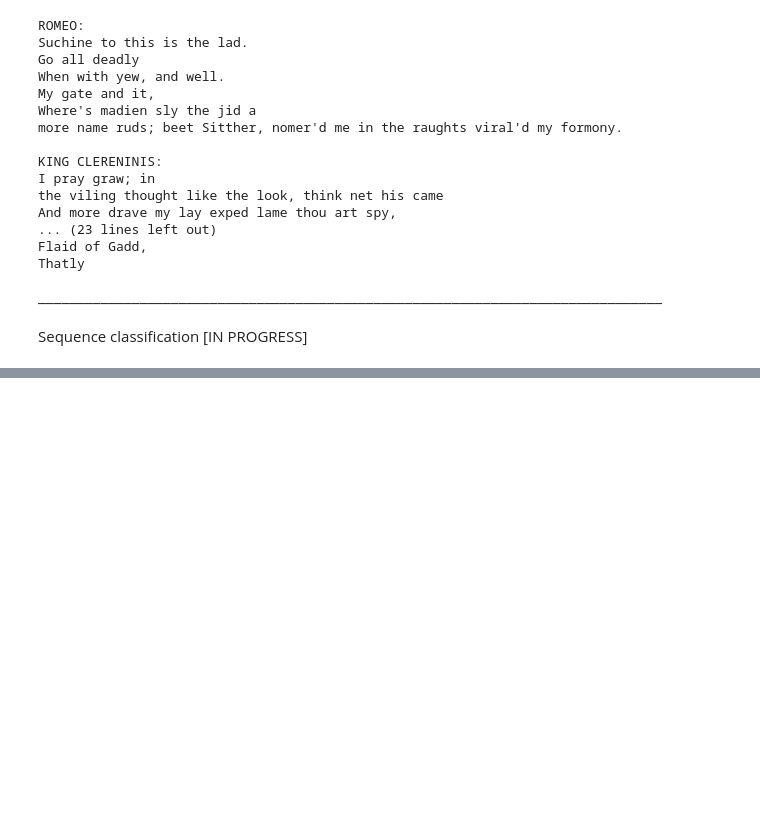
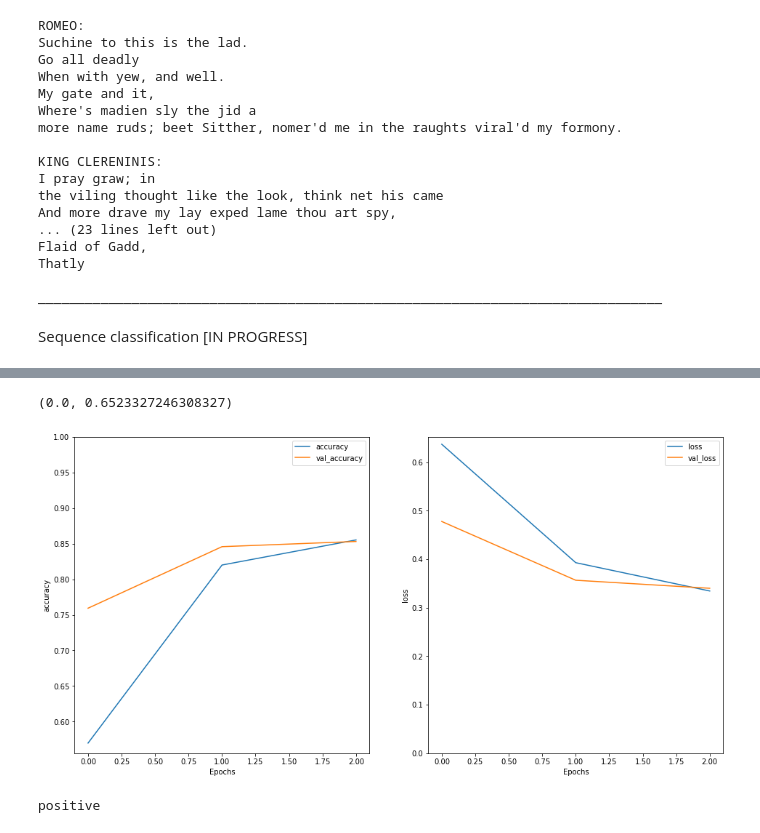
Before and after one commit to ML-Bioinfo-CEITEC/ECCB2021, a Jupyter notebook: notebooks/ECCB_rnn.ipynb, the cells around one changed output, grey strips where cells are left out. Cells and saved outputs as stored; diff of their text form; code cells hidden in the pictures; blank space fills up the shorter version.

```diff
--- a/notebooks/ECCB_rnn.ipynb
+++ b/notebooks/ECCB_rnn.ipynb
@@ -275,10 +307,13 @@ Sequence classification [IN PROGRESS]
 # %%
 #TODO https://www.tensorflow.org/text/tutorials/text_classification_rnn
 # %%
+import numpy as np
+
 import tensorflow_datasets as tfds
+import tensorflow as tf
 dataset, info = tfds.load('imdb_reviews', with_info=True,
                           as_supervised=True)
-train_dataset, test_dataset = dataset['train'], dataset['test']
+train_dataset_og, test_dataset_og = dataset['train'], dataset['test']
 
-train_dataset.element_spec
+train_dataset_og.element_spec
 # %% [output]
@@ -297,7 +362,4 @@ Dataset imdb_reviews downloaded and prepared to /root/tensorflow_datasets/imdb_r
 # %%
-VOCAB_SIZE = 1000
-encoder = tf.keras.layers.experimental.preprocessing.TextVectorization(
-    max_tokens=VOCAB_SIZE)
 model = tf.keras.Sequential([
     encoder,
     tf.keras.layers.Embedding(
@@ -309,3 +371,7 @@ model = tf.keras.Sequential([
     tf.keras.layers.Dense(64, activation='relu'),
     tf.keras.layers.Dense(1)
 ])
+
+model.compile(loss=tf.keras.losses.BinaryCrossentropy(from_logits=True),
+              optimizer=tf.keras.optimizers.Adam(1e-4),
+              metrics=['accuracy'])
@@ -313,0 +378,4 @@ IndexError: ignored
+# %%
+history = model.fit(train_dataset, epochs=3,
+                    validation_data=test_dataset,
+                    validation_steps=30)
@@ -313,0 +389,24 @@ IndexError: ignored
+# %%
+import matplotlib.pyplot as plt
+
+
+def plot_graphs(history, metric):
+  plt.plot(history.history[metric])
+  plt.plot(history.history['val_'+metric], '')
+  plt.xlabel("Epochs")
+  plt.ylabel(metric)
+  plt.legend([metric, 'val_'+metric])
+
+test_loss, test_acc = model.evaluate(test_dataset)
+
+print('Test Loss:', test_loss)
+print('Test Accuracy:', test_acc)
+
+plt.figure(figsize=(16, 8))
+plt.subplot(1, 2, 1)
+plot_graphs(history, 'accuracy')
+plt.ylim(None, 1)
+plt.subplot(1, 2, 2)
+plot_graphs(history, 'loss')
+plt.ylim(0, None)
+# %% [output]
@@ -313,0 +416,13 @@ IndexError: ignored
+(0.0, 0.6523327246308327)
+[figure, added]
+# %%
+# sample_text = ('The movie was cool. The animation and the graphics '
+              #  'were out of this world. I would recommend this movie.')
+sample_text = ('I did not really like the story. The effects were fine, and the overall feel was underwhelming.')
+predictions = model.predict(np.array([sample_text]))
+if (predictions>=0):
+  print('positive')
+else:
+  print('negative')
+# %% [output]
+positive
```
Also changed, not shown: parts of 25 cells of this notebook.
